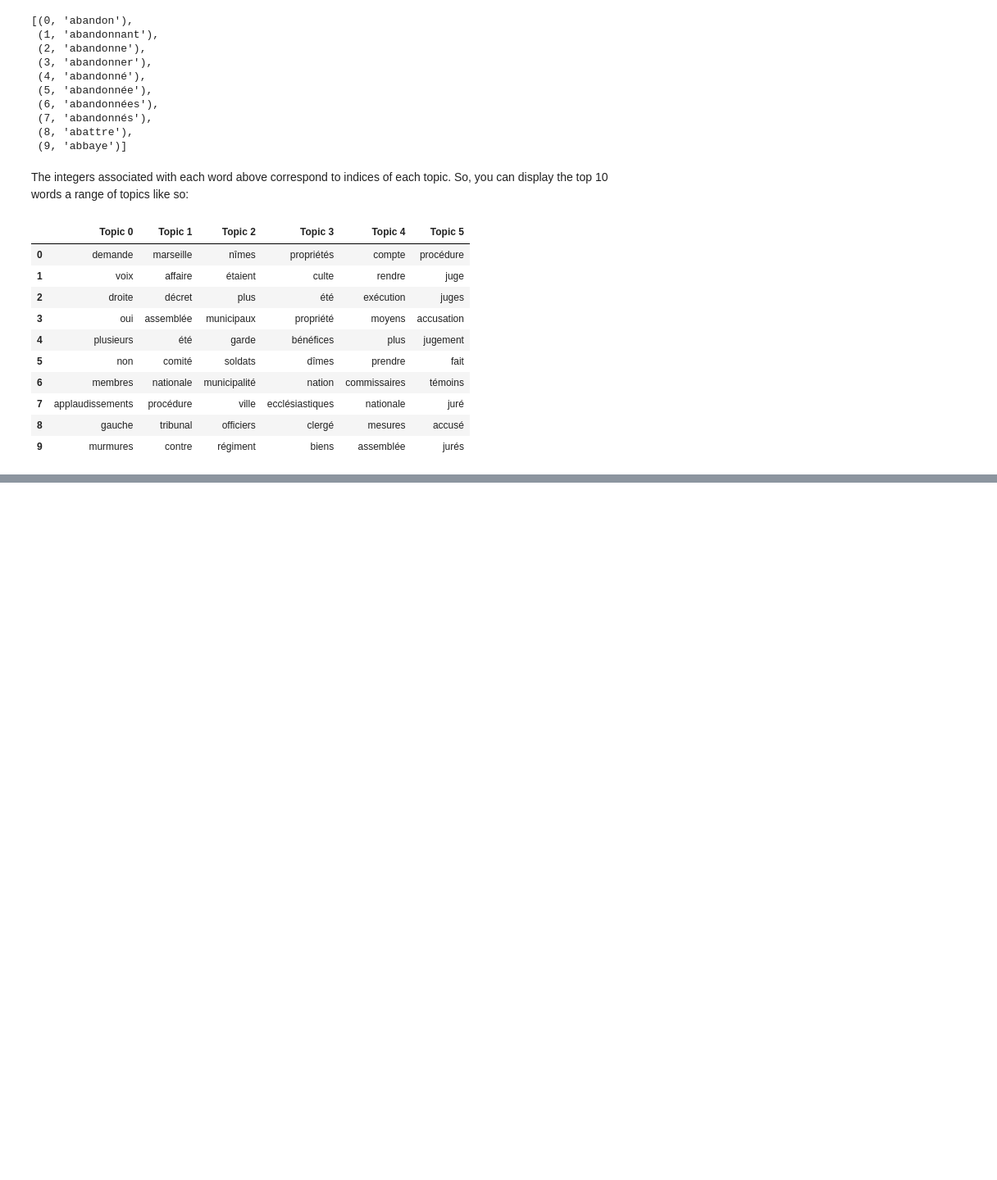
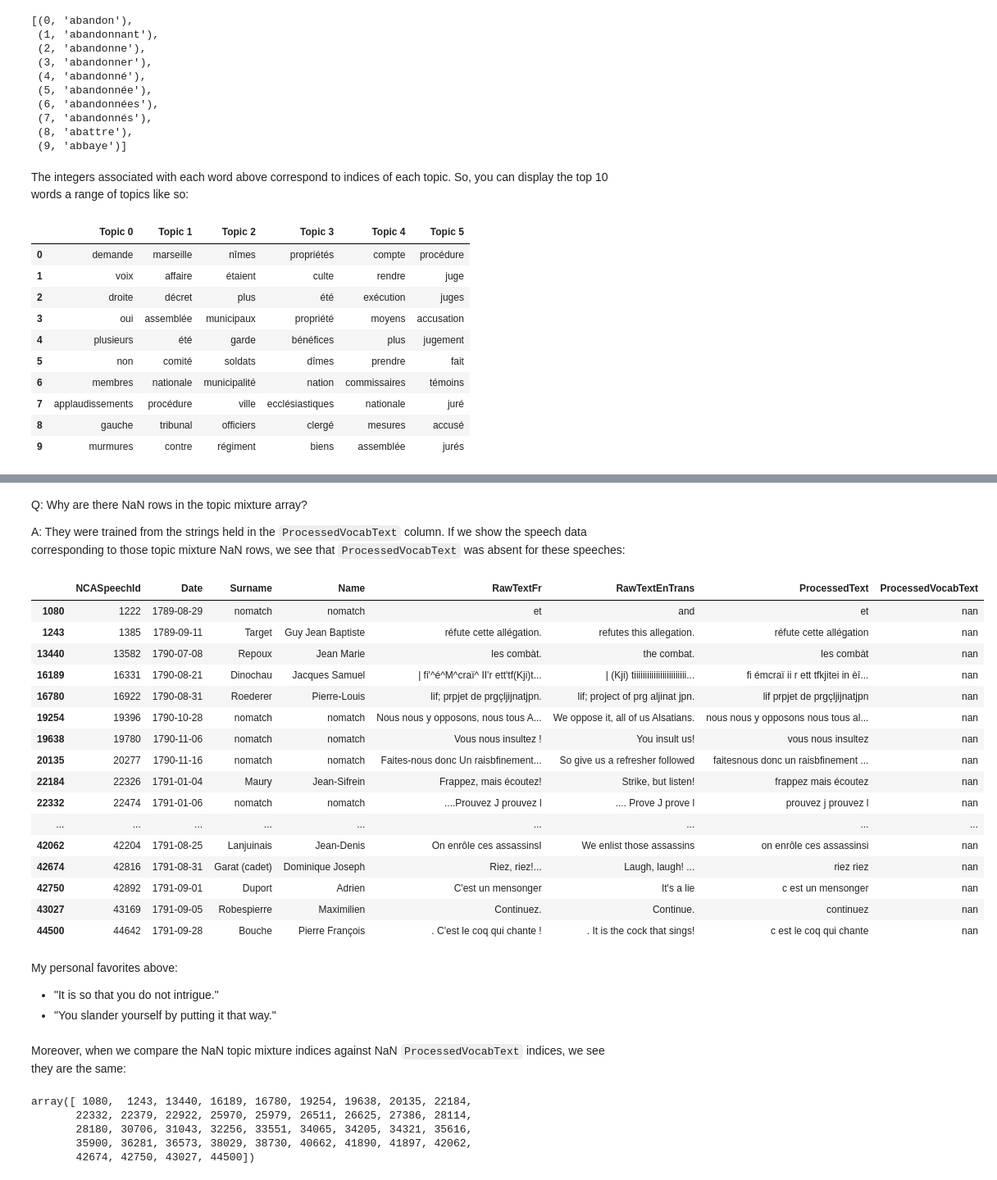
Before and after one commit to CogentMentat/FRevNCA_CuratedData, a Jupyter notebook: FRevNCA_CuratedData.ipynb, the cells around one changed output, grey strips where cells are left out. Shown: that part at 82% size. Saved outputs shown, nothing was run; the diff lists cells and outputs as text; code cells hidden in the pictures; blank space fills up the shorter version.

```diff
--- a/FRevNCA_CuratedData.ipynb
+++ b/FRevNCA_CuratedData.ipynb
@@ -161,0 +168,48 @@ topword_dfs[0]
+# %% [markdown]
+Q: Why are there NaN rows in the topic mixture array?
+
+A: They were trained from the strings held in the `ProcessedVocabText` column.  If we show the speech data corresponding to those topic mixture NaN rows, we see that `ProcessedVocabText` was absent for these speeches:
+# %%
+# Show the speech data corresponding to NaN rows of the topic mixture array.
+
+# Get the indices of NaN topic mixture rows.
+topmix_nan_rowidcs = np.unique(np.where(np.isnan(FRevNCA_topicmixtures_arr))[0])
+
+# Display corresponding cross-section of speech data.
+novocab_data_df = FRevNCA_data_df.iloc[topmix_nan_rowidcs]
+novocab_data_df[['NCASpeechId', 'Date',
+                 'Surname', 'Name',
+                 'RawTextFr', 'RawTextEnTrans', 'ProcessedText', 'ProcessedVocabText']]
+# %% [output]
+|  | NCASpeechId | Date | Surname | Name | RawTextFr | RawTextEnTrans | ProcessedText | ProcessedVocabText |
+| 1080 | 1222 | 1789-08-29 | nomatch | nomatch | et | and | et | nan |
+| 1243 | 1385 | 1789-09-11 | Target | Guy Jean Baptiste | réfute cette allégation. | refutes this allegation. | réfute cette allégation | nan |
+| 13440 | 13582 | 1790-07-08 | Repoux | Jean Marie | les combàt. | the combat. | les combàt | nan |
+| 16189 | 16331 | 1790-08-21 | Dinochau | Jacques Samuel | | fi'^é^M^craï^ II'r ett'tf(Kji)t... | | (Kji) tiiiiiiiiiiiiiiiiiiiiiiii... | fi émcraï ii r ett tfkjitei in èî... | nan |
+| 16780 | 16922 | 1790-08-31 | Roederer | Pierre-Louis | lif; prpjet de prgçljijnatjpn. | lif; project of prg aljinat jpn. | lif prpjet de prgçljijnatjpn | nan |
+| 19254 | 19396 | 1790-10-28 | nomatch | nomatch | Nous nous y opposons, nous tous A... | We oppose it, all of us Alsatians. | nous nous y opposons nous tous al... | nan |
+| 19638 | 19780 | 1790-11-06 | nomatch | nomatch | Vous nous insultez ! | You insult us! | vous nous insultez | nan |
+| 20135 | 20277 | 1790-11-16 | nomatch | nomatch | Faites-nous donc Un raisbfinement... | So give us a refresher followed | faitesnous donc un raisbfinement ... | nan |
+| 22184 | 22326 | 1791-01-04 | Maury | Jean-Sifrein | Frappez, mais écoutez! | Strike, but listen! | frappez mais écoutez | nan |
+| 22332 | 22474 | 1791-01-06 | nomatch | nomatch | ....Prouvez J prouvez l | .... Prove J prove l | prouvez j prouvez l | nan |
+| ... | ... | ... | ... | ... | ... | ... | ... | ... |
+| 42062 | 42204 | 1791-08-25 | Lanjuinais | Jean-Denis | On enrôle ces assassinsI | We enlist those assassins | on enrôle ces assassinsi | nan |
+| 42674 | 42816 | 1791-08-31 | Garat (cadet) | Dominique Joseph | Riez, riez!... | Laugh, laugh! ... | riez riez | nan |
+| 42750 | 42892 | 1791-09-01 | Duport | Adrien | C'est un mensonger | It's a lie | c est un mensonger | nan |
+| 43027 | 43169 | 1791-09-05 | Robespierre | Maximilien | Continuez. | Continue. | continuez | nan |
+| 44500 | 44642 | 1791-09-28 | Bouche | Pierre François | . C'est le coq qui chante ! | . It is the cock that sings! | c est le coq qui chante | nan |
+# %% [markdown]
+My personal favorites above:
+
+* "It is so that you do not intrigue."
+* "You slander yourself by putting it that way."
+# %% [markdown]
+Moreover, when we compare the NaN topic mixture indices against NaN `ProcessedVocabText` indices, we see they are the same:
+# %%
+novocab_data_df.index.to_numpy()
+# %% [output]
+array([ 1080,  1243, 13440, 16189, 16780, 19254, 19638, 20135, 22184,
+       22332, 22379, 22922, 25970, 25979, 26511, 26625, 27386, 28114,
+       28180, 30706, 31043, 32256, 33551, 34065, 34205, 34321, 35616,
+       35900, 36281, 36573, 38029, 38730, 40662, 41890, 41897, 42062,
+       42674, 42750, 43027, 44500])
```
Also changed, not shown: parts of 5 cells of this notebook.
